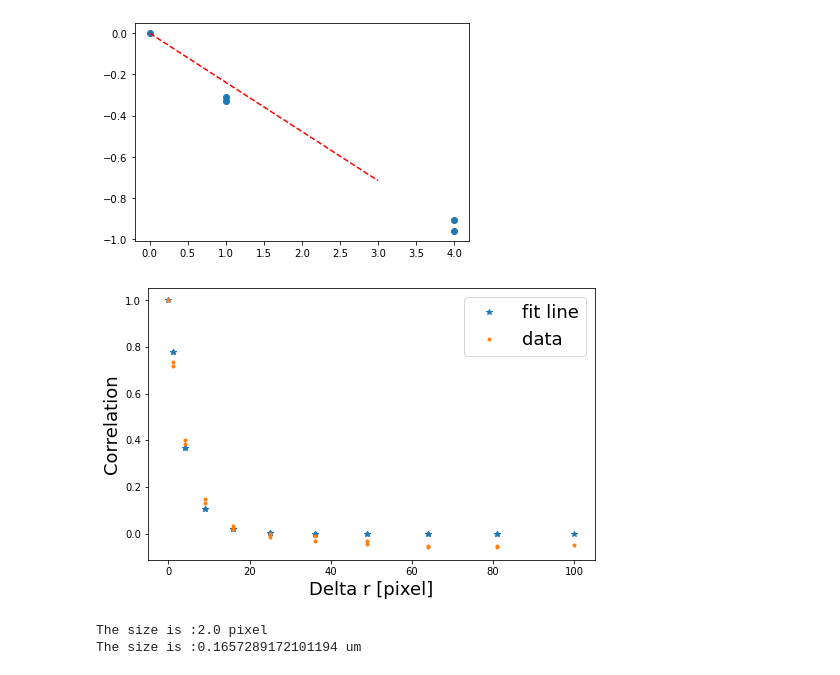
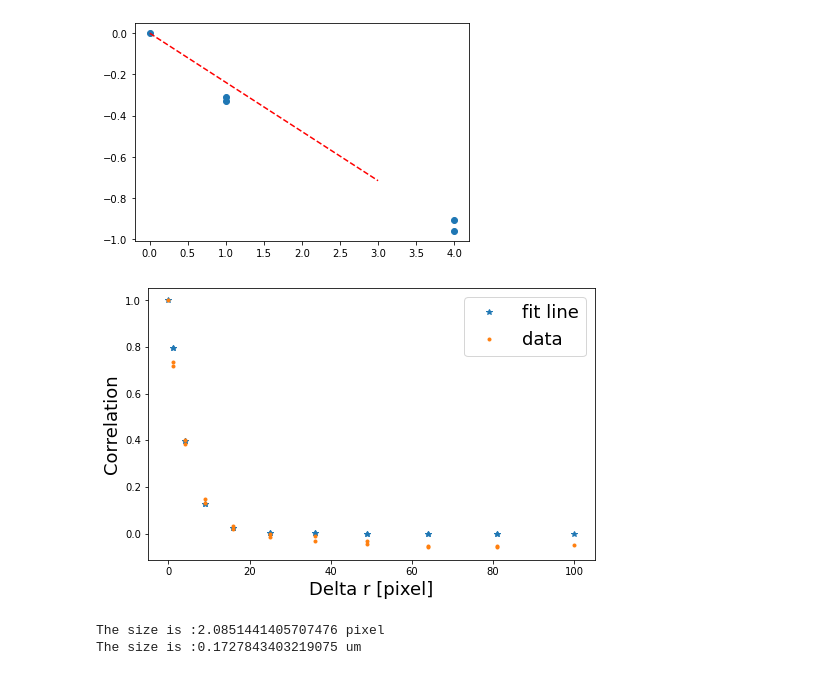
Before and after one commit to wwy-wwy-wwy/Speckle_project, a Jupyter notebook: Spatial autocorrelation.ipynb, the cells around one changed output. Drawn from its saved outputs; the diff is of its cells as text; code cells hidden in the pictures.

```diff
--- a/Spatial autocorrelation.ipynb
+++ b/Spatial autocorrelation.ipynb
@@ -507,16 +507,16 @@ The size is :0.30643372273764435 um
 # %% [markdown]
 # 40p_1wt_50nm128px_2min_glycerol_1au_20x_7umhigh_488nm (40x water obj. 1.2NA)
 # %%
-imgname='40p_1wt_50nm128px_2min_glycerol_1au_20x_7umhigh_488nm'
-foldername='/Volumes/WENYUN WANG/Colloidal analysis/40p_1wt_50nm128px_2min_glycerol_1au_20x_7umhigh_488nm/'
+imgname='40p_1wt_50nm128px_2min_glycerol_1au_20x_7umhigh_405nm'
+foldername='/Volumes/WENYUN WANG/Colloidal analysis/40p_1wt_50nm128px_2min_glycerol_1au_20x_7umhigh_405nm/'
 img=read_in_data(foldername,imgname)
 # %% [output]
 [figure]
 # %%
-img_gly_50nm_20x=img[300]
+img_gly_50nm_40xobj=img[300]
 ROI=[20,20,80,80] #y,x,w,h
 sp_shape=20
-spmap_gly_50nm_20x=spatial_correlation(img_gly_50nm_20x,sp_shape,ROI)
+spmap_gly_50nm_40xobj=spatial_correlation(img_gly_50nm_40xobj,sp_shape,ROI)
 # %% [output]
 [figure]
 # %%
@@ -529,16 +529,16 @@ size_gly_50nm_30x,a_gly_50nm_20x=calculate_speckle_size_x_direction(spmap_gly_50
 speckle size is: [2.04714207]
 y = -0.23862 * x
 [figure]
-# %%
-a_gly_50nm_20x=-0.25
-reconstruct_curve_x_direction(spmap_gly_50nm_20x,a_gly_50nm_20x)
-# %% [output]
-[figure, removed]
+# %%
+a_gly_50nm_40xobj=-0.23
+reconstruct_curve_x_direction(spmap_gly_50nm_40xobj,a_gly_50nm_40xobj)
+# %% [output]
+[figure, added]
 # %%
 scale= 12.0679
-speckle_size_gly_50nm_20x=np.sqrt(-1/a_gly_50nm_20x)/scale
-print('The size is :'+str(np.sqrt(-1/a_gly_50nm_20x))+' pixel')
-print('The size is :'+str(speckle_size_gly_50nm_20x)+' um')
+speckle_size_gly_50nm_40xobj=np.sqrt(-1/a_gly_50nm_40xobj)/scale
+print('The size is :'+str(np.sqrt(-1/a_gly_50nm_40xobj))+' pixel')
+print('The size is :'+str(speckle_size_gly_50nm_40xobj)+' um')
 # %% [output]
-The size is :2.0 pixel
-The size is :0.1657289172101194 um
+The size is :2.0851441405707476 pixel
+The size is :0.1727843403219075 um
```
Also changed, not shown: parts of 9 cells of this notebook, 4 other files.
